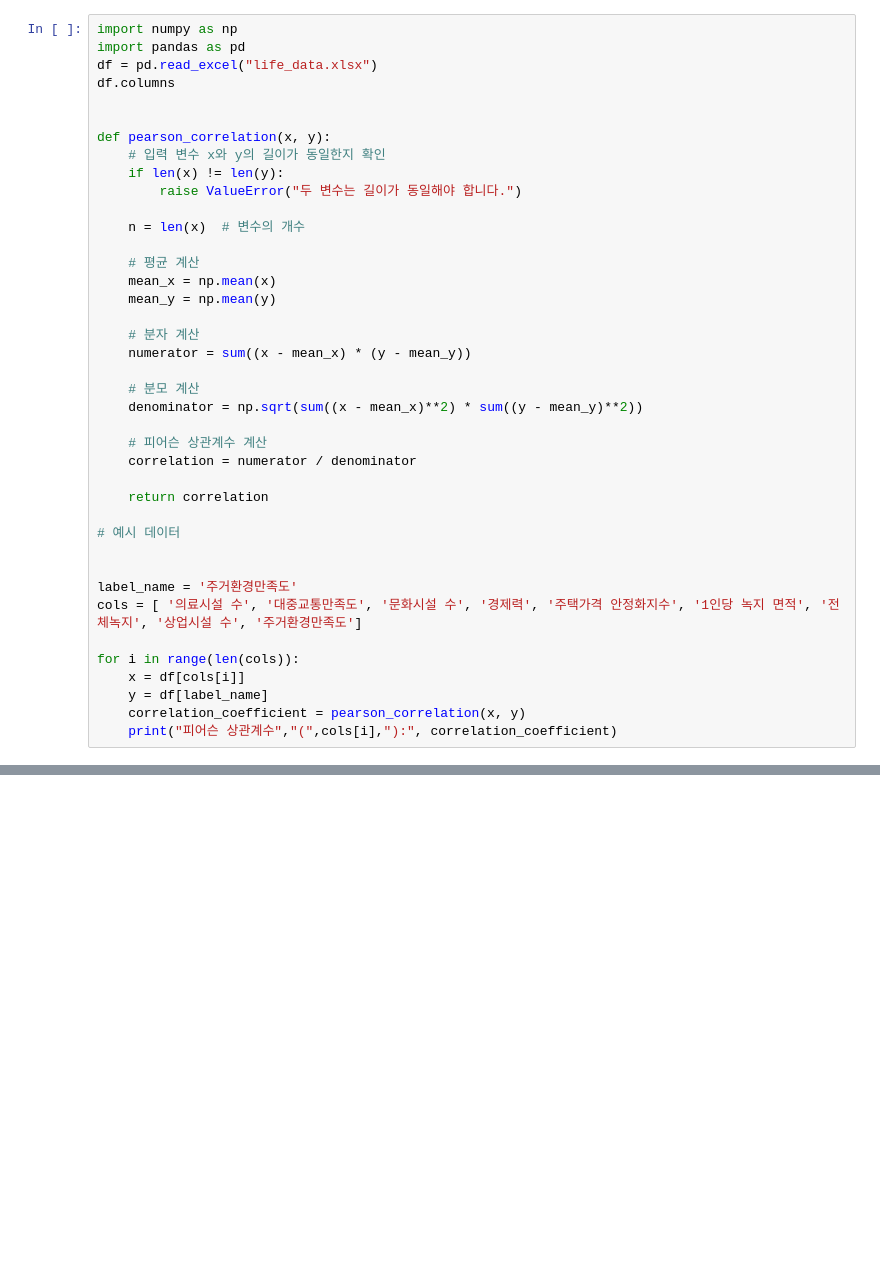
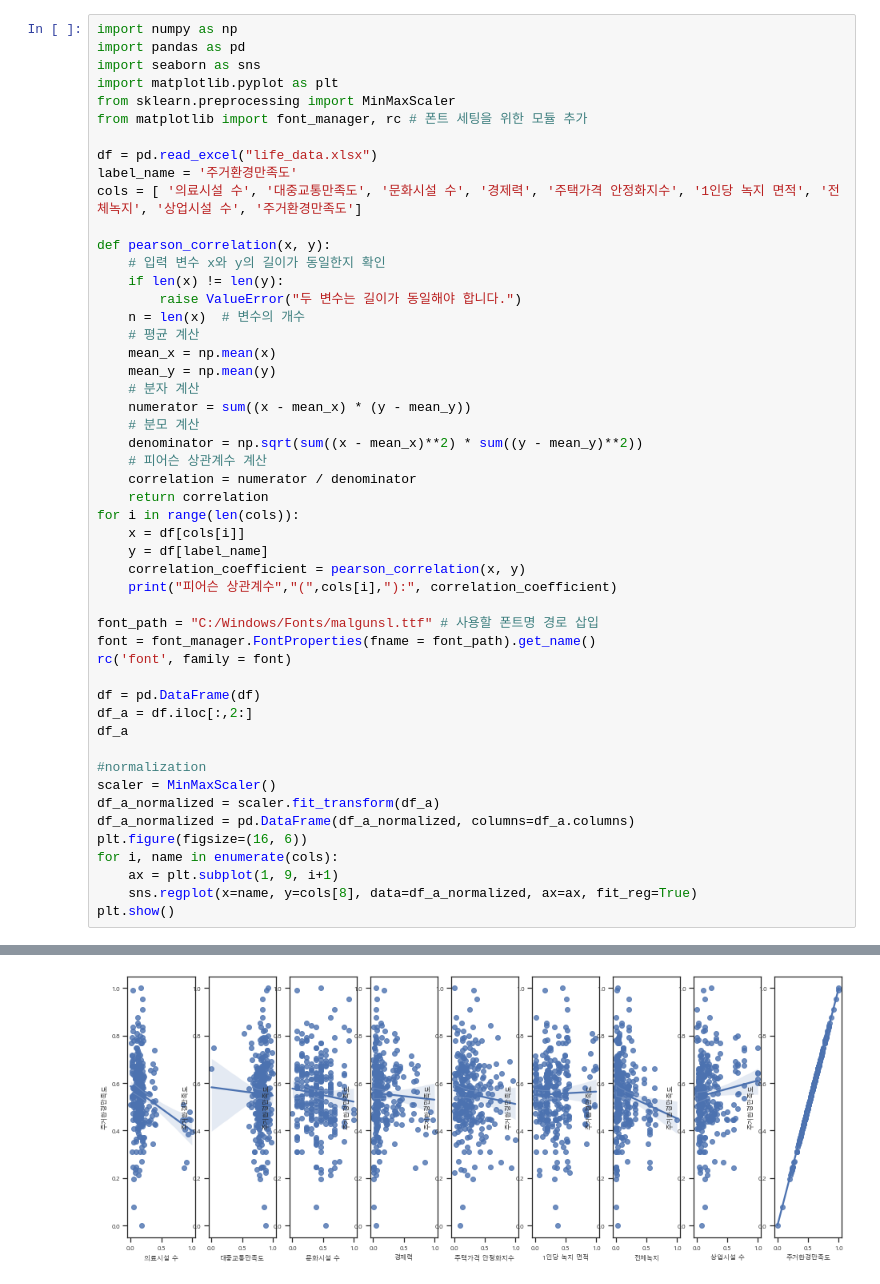
Before and after one commit to Choiterry/AI-Study, a Jupyter notebook: life_data_pearson_linear.ipynb, the cells around one changed output, grey strips where cells are left out. Saved outputs shown, nothing was run; the diff lists cells and outputs as text; blank space fills up the shorter version.

```diff
--- a/life_data_pearson_linear.ipynb
+++ b/life_data_pearson_linear.ipynb
@@ -1,50 +1,61 @@
 # %%
 import numpy as np
 import pandas as pd
+import seaborn as sns
+import matplotlib.pyplot as plt
+from sklearn.preprocessing import MinMaxScaler
+from matplotlib import font_manager, rc # 폰트 세팅을 위한 모듈 추가
+
 df = pd.read_excel("life_data.xlsx")
-df.columns
-
+label_name = '주거환경만족도'
+cols = [ '의료시설 수', '대중교통만족도', '문화시설 수', '경제력', '주택가격 안정화지수', '1인당 녹지 면적', '전체녹지', '상업시설 수', '주거환경만족도']
 
 def pearson_correlation(x, y):
     # 입력 변수 x와 y의 길이가 동일한지 확인
     if len(x) != len(y):
         raise ValueError("두 변수는 길이가 동일해야 합니다.")
-
     n = len(x)  # 변수의 개수
-
     # 평균 계산
     mean_x = np.mean(x)
     mean_y = np.mean(y)
-
     # 분자 계산
     numerator = sum((x - mean_x) * (y - mean_y))
-
     # 분모 계산
     denominator = np.sqrt(sum((x - mean_x)**2) * sum((y - mean_y)**2))
-
     # 피어슨 상관계수 계산
     correlation = numerator / denominator
-
     return correlation
-
-# 예시 데이터
-
-
-label_name = '주거환경만족도'
-cols = [ '의료시설 수', '대중교통만족도', '문화시설 수', '경제력', '주택가격 안정화지수', '1인당 녹지 면적', '전체녹지', '상업시설 수', '주거환경만족도']
-
 for i in range(len(cols)):
     x = df[cols[i]]
     y = df[label_name]
     correlation_coefficient = pearson_correlation(x, y)
     print("피어슨 상관계수","(",cols[i],"):", correlation_coefficient)
+
+font_path = "C:/Windows/Fonts/malgunsl.ttf" # 사용할 폰트명 경로 삽입
+font = font_manager.FontProperties(fname = font_path).get_name()
+rc('font', family = font)
+
+df = pd.DataFrame(df)
+df_a = df.iloc[:,2:]
+df_a
+
+#normalization
+scaler = MinMaxScaler()
+df_a_normalized = scaler.fit_transform(df_a)
+df_a_normalized = pd.DataFrame(df_a_normalized, columns=df_a.columns)
+plt.figure(figsize=(16, 6))
+for i, name in enumerate(cols):
+    ax = plt.subplot(1, 9, i+1)
+    sns.regplot(x=name, y=cols[8], data=df_a_normalized, ax=ax, fit_reg=True)
+plt.show()
 # %% [output]
 피어슨 상관계수 ( 의료시설 수 ): -0.22118048241224303
 피어슨 상관계수 ( 대중교통만족도 ): -0.024585098862924027
 피어슨 상관계수 ( 문화시설 수 ): -0.08326167148777945
 피어슨 상관계수 ( 경제력 ): -0.04180423063953908
 피어슨 상관계수 ( 주택가격 안정화지수 ): -0.07884179043161774
 피어슨 상관계수 ( 1인당 녹지 면적 ): 0.02193903637970422
 피어슨 상관계수 ( 전체녹지 ): -0.13763641573897403
 피어슨 상관계수 ( 상업시설 수 ): 0.10323444634398407
 피어슨 상관계수 ( 주거환경만족도 ): 1.0
+[figure, added]
```
Also changed, not shown: parts of 7 cells of this notebook, 2 other files.
